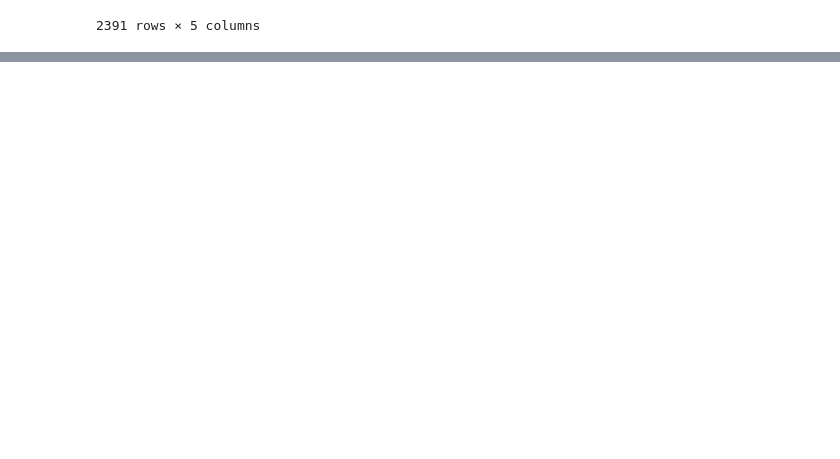
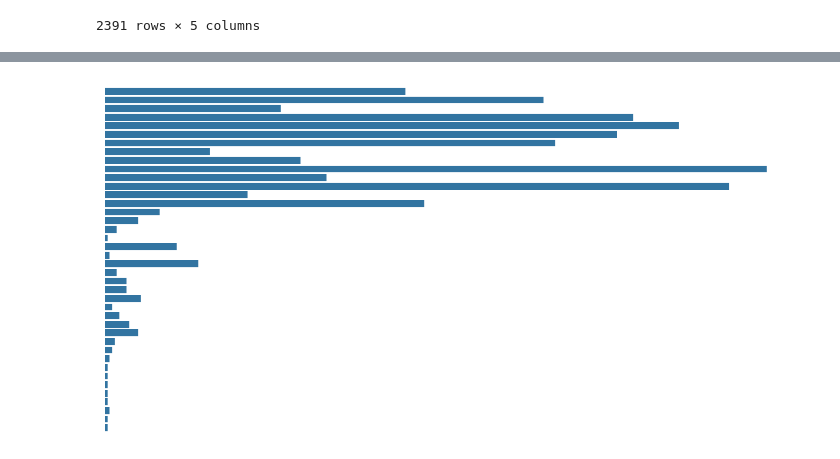
Before and after one commit to DwarakaSai/Music-Recommendation-System-Using-Machine-Learning, a Jupyter notebook: Music-Recommendation-System-Using-Machine-Learning.ipynb, the cells around one changed output, grey strips where cells are left out. Cells and saved outputs as stored; diff of their text form; code cells hidden in the pictures; blank space fills up the shorter version.

```diff
--- a/Music-Recommendation-System-Using-Machine-Learning.ipynb
+++ b/Music-Recommendation-System-Using-Machine-Learning.ipynb
@@ -110,0 +117,7 @@ df
+# %%
+plt.figure(figsize = (10, 5))
+sb.countplot(df['User-Rating'])
+plt.axis('off')
+plt.show()
+# %% [output]
+[figure, added]
```
Also changed, not shown: parts of 6 cells of this notebook.
